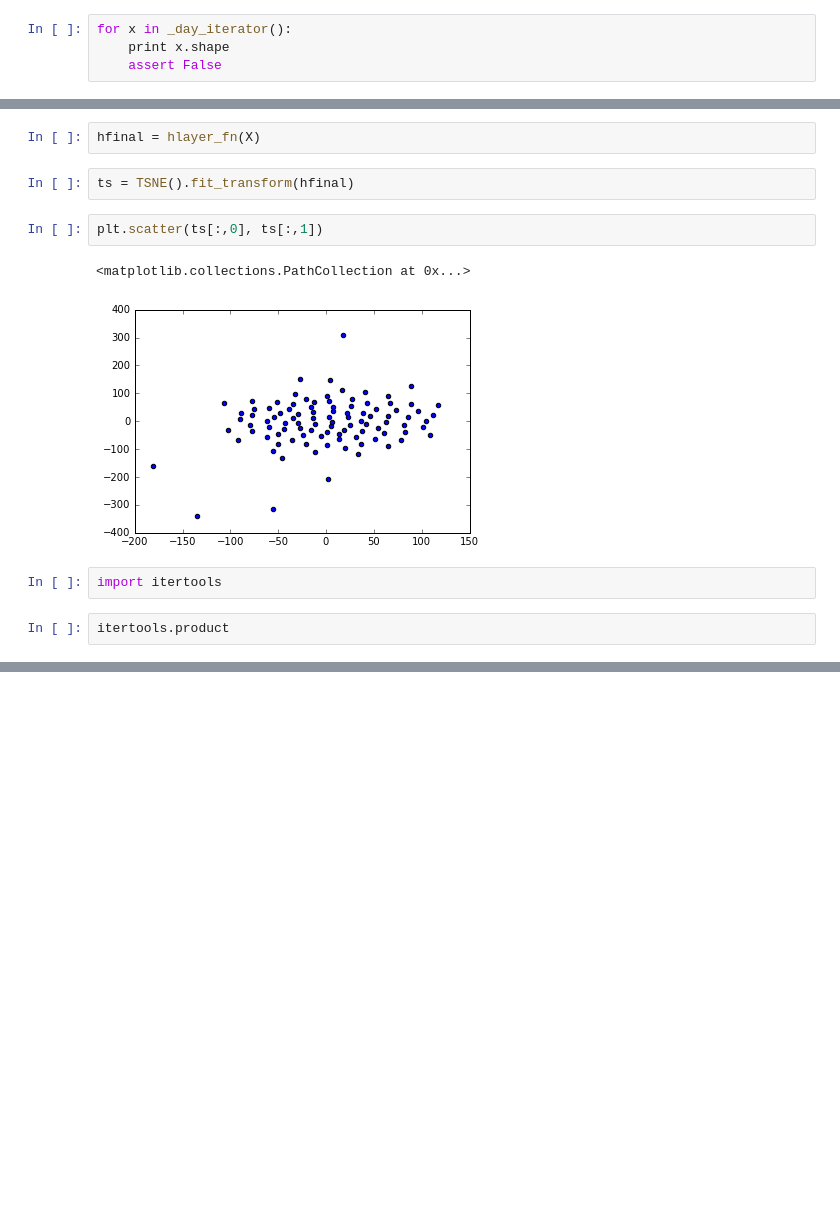
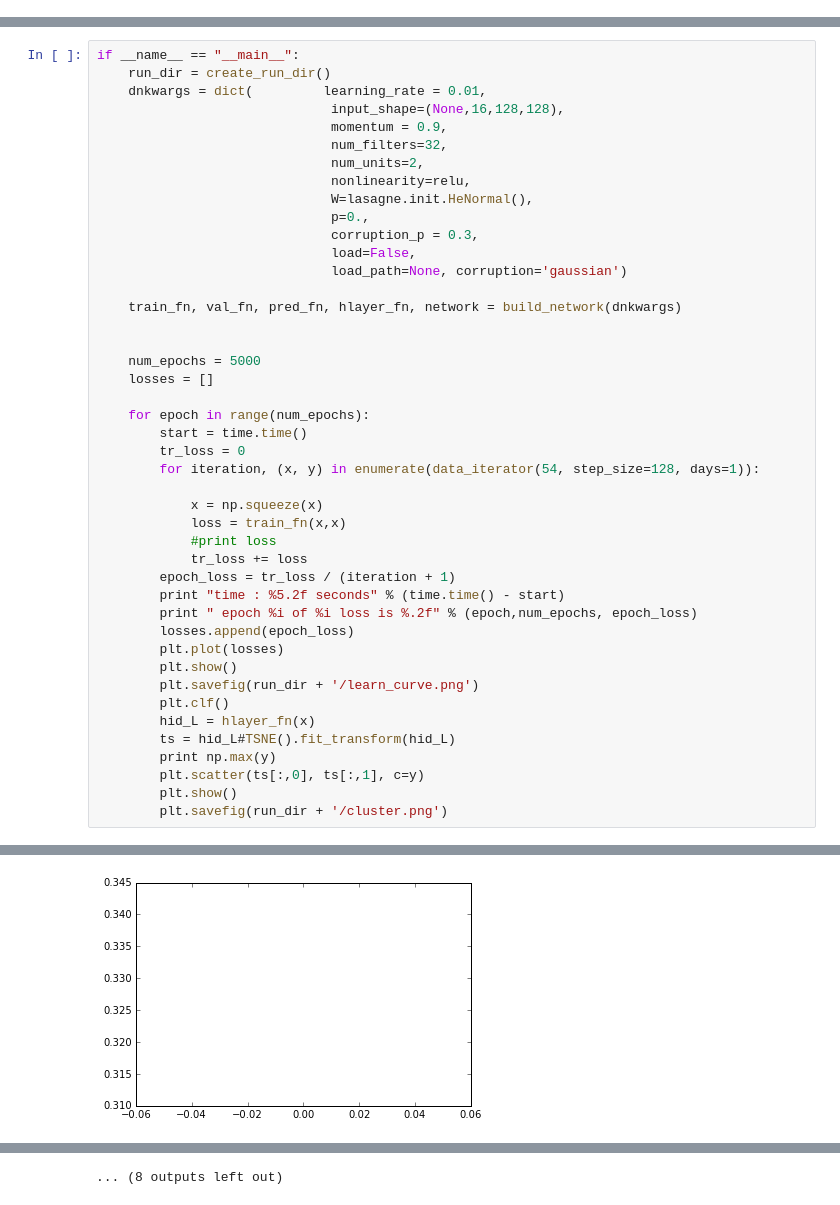
Before and after one commit to eracah/climate-dl, a Jupyter notebook: experiments/evan/denoising_conv_ae.ipynb, the cells around one changed output, grey strips where cells are left out. Drawn from its saved outputs; the diff is of its cells as text; blank space fills up the shorter version.

Commit message:
tweaked ae and added main slurm scriupt

```diff
--- a/experiments/evan/denoising_conv_ae.ipynb
+++ b/experiments/evan/denoising_conv_ae.ipynb
@@ -150,4 +153,0 @@ def print_layers(network):
-# %%
-for x in _day_iterator():
-    print x.shape
-    assert False
@@ -243,13 +154,45 @@ NeuralNet(X_tensor_type=None,
-# %%
-hfinal = hlayer_fn(X)
-# %%
-ts = TSNE().fit_transform(hfinal)
-# %%
-plt.scatter(ts[:,0], ts[:,1])
-# %% [output]
-<matplotlib.collections.PathCollection at 0x...>
-[figure, removed]
-# %%
-import itertools
-# %%
-itertools.product
+# %%
+if __name__ == "__main__":
+    run_dir = create_run_dir()
+    dnkwargs = dict(         learning_rate = 0.01,
+                              input_shape=(None,16,128,128),
+                              momentum = 0.9,
+                              num_filters=32,
+                              num_units=2,
+                              nonlinearity=relu,
+                              W=lasagne.init.HeNormal(),
+                              p=0.,
+                              corruption_p = 0.3,
+                              load=False,
+                              load_path=None, corruption='gaussian')
+
+    train_fn, val_fn, pred_fn, hlayer_fn, network = build_network(dnkwargs)
+
+
+    num_epochs = 5000
+    losses = []
+
+    for epoch in range(num_epochs):
+        start = time.time()
+        tr_loss = 0
+        for iteration, (x, y) in enumerate(data_iterator(54, step_size=128, days=1)):
+
+            x = np.squeeze(x)
+            loss = train_fn(x,x)
+            #print loss
+            tr_loss += loss
+        epoch_loss = tr_loss / (iteration + 1)
+        print "time : %5.2f seconds" % (time.time() - start)
+        print " epoch %i of %i loss is %.2f" % (epoch,num_epochs, epoch_loss)
+        losses.append(epoch_loss)
+        plt.plot(losses)
+        plt.show()
+        plt.savefig(run_dir + '/learn_curve.png')
+        plt.clf()
+        hid_L = hlayer_fn(x)
+        ts = hid_L#TSNE().fit_transform(hid_L)
+        print np.max(y)
+        plt.scatter(ts[:,0], ts[:,1], c=y)
+        plt.show()
+        plt.savefig(run_dir + '/cluster.png')
+# %% [output]
@@ -255,0 +216 @@ itertools.product
+[figure, added]
@@ -255,0 +254 @@ itertools.product
+... (8 outputs left out)
```
Also changed, not shown: parts of 14 cells of this notebook, 2 other files.
